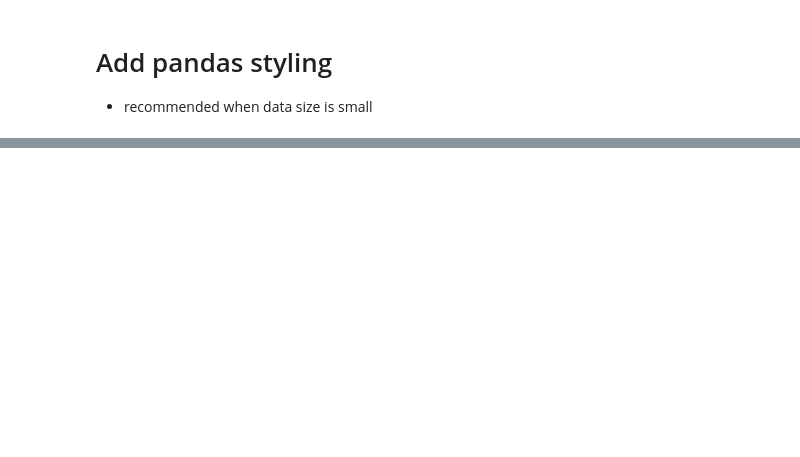
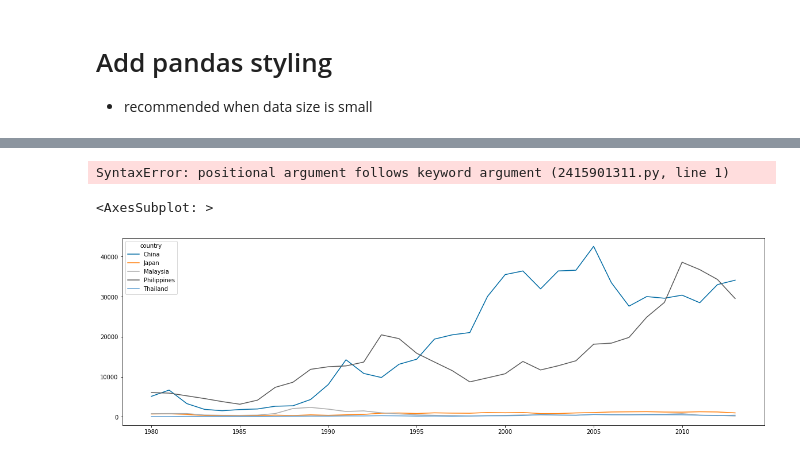
Before and after one commit to RayanAhmed2000/Python-with-DS---Digipodium, a Jupyter notebook: Data Science/data_analytics4.ipynb, the cells around one changed output, grey strips where cells are left out. Saved outputs shown, nothing was run; the diff lists cells and outputs as text; code cells hidden in the pictures; blank space fills up the shorter version.

```diff
--- a/Data Science/data_analytics4.ipynb
+++ b/Data Science/data_analytics4.ipynb
@@ -200,0 +227,10 @@ continent_df.style.text_gradient(cmap='rainbow')
+# %%
+df.loc['China',years].plot(kind='Line',figsize(20,6),linewidth = 5, linestyle =':'color = 'orange')
+# %% [output]
+SyntaxError: positional argument follows keyword argument (2415901311.py, line 1)
+# %%
+country_list = ['China','Japan','Malaysia','Philippines','Thailand']
+df.loc[country_list,years].T.plot(figsize=(20,6))
+# %% [output]
+<AxesSubplot: >
+[figure, added]
```
Also changed, not shown: parts of 30 cells of this notebook, 1 other file.
